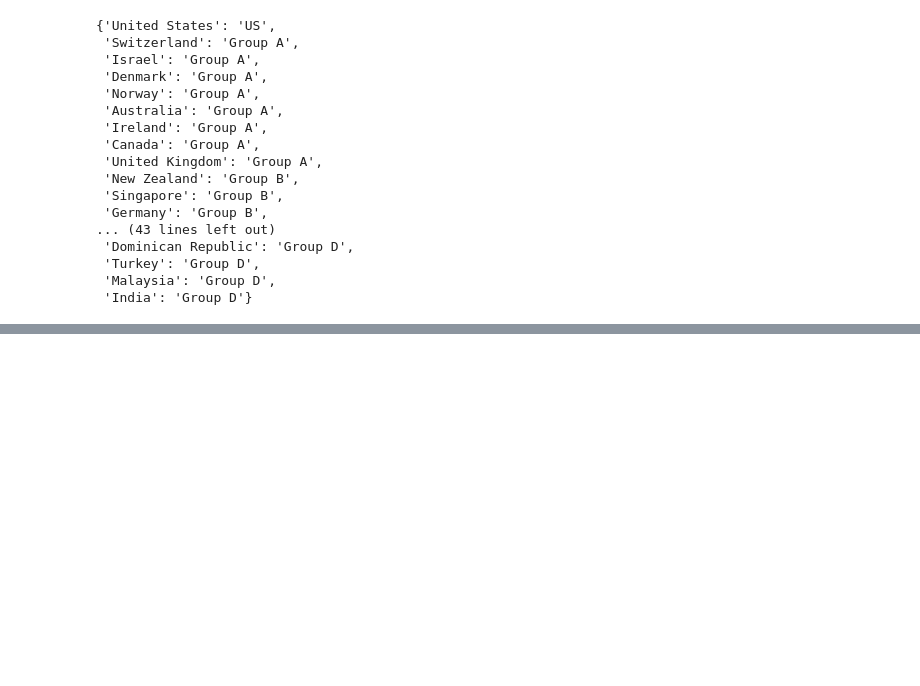
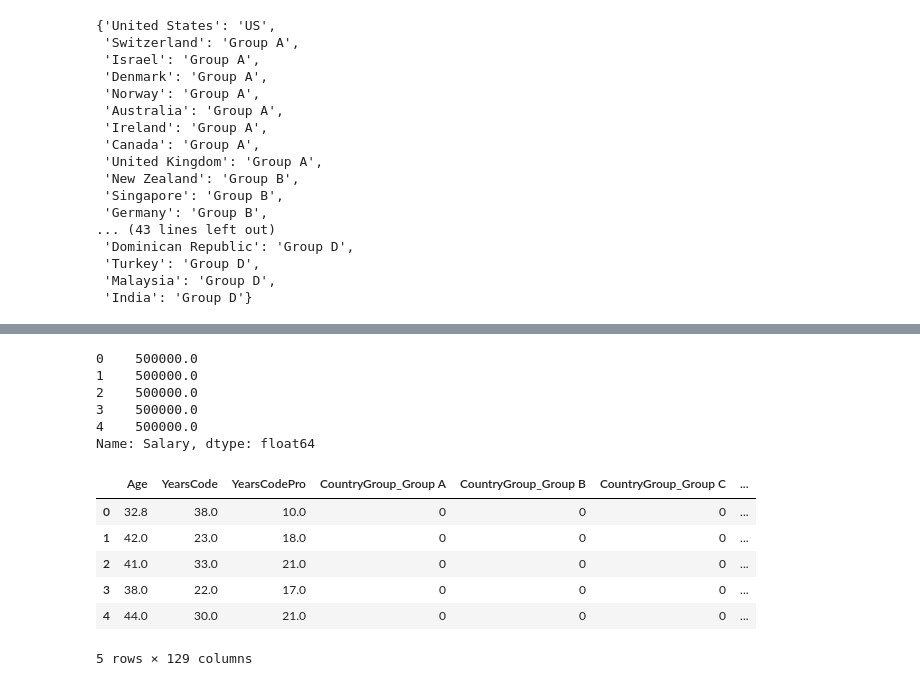
Before and after one commit to yuki678/stackoverflow, a Jupyter notebook: src/Comp_Estimate.ipynb, the cells around one changed output, grey strips where cells are left out. Cells and saved outputs as stored; diff of their text form; code cells hidden in the pictures; blank space fills up the shorter version.

```diff
--- a/src/Comp_Estimate.ipynb
+++ b/src/Comp_Estimate.ipynb
@@ -83 +156,43 @@ df_cleaned = clean_data(df_result)
+# %%
+y.head()
+# %% [output]
+0    500000.0
+1    500000.0
+2    500000.0
+3    500000.0
+4    500000.0
+Name: Salary, dtype: float64
+# %%
+def onehot_encode(df, columns):
+    """Returns a DataFrame after onehot encoding on given columns"""
+    df_new = df.copy()
+    for column in columns:
+        # Split multiple labels into a list
+        df_new.fillna(value='', inplace=True)
+        df_new.loc[:, column] = df_new[column].str.split(pat=';')
+        # pd.get_dummies(X, columns=['DevType']) # this does not work as each value is a list
+        # X.drop('DevType', 1).join(X.DevType.str.join('|').str.get_dummies()) # cannot add prefix
+        mask = df_new[column].notnull()
+        prefix_string = column[0:2]
+        df_new = df_new.drop(column, 1).join(
+            pd.get_dummies(
+                pd.DataFrame(df_new.loc[mask, column].tolist()).stack(), prefix=column
+            ).astype(int).sum(level=0)
+        )
+    return df_new
+# %%
+# Drop Country and One-hot encode
+X = pd.get_dummies(X, columns=['CountryGroup']).drop(columns=['Country'])
+column_list = ['DevType', 'LanguageWorkedWith', 'DatabaseWorkedWith', 'PlatformWorkedWith', 'WebFrameWorkedWith', 'MiscTechWorkedWith']
+X = onehot_encode(X, column_list)
+
+X.head()
+# %% [output]
+|  | Age | YearsCode | YearsCodePro | CountryGroup_Group A | CountryGroup_Group B | CountryGroup_Group C | ... |
+| 0 | 32.8 | 38.0 | 10.0 | 0 | 0 | 0 | ... |
+| 1 | 42.0 | 23.0 | 18.0 | 0 | 0 | 0 | ... |
+| 2 | 41.0 | 33.0 | 21.0 | 0 | 0 | 0 | ... |
+| 3 | 38.0 | 22.0 | 17.0 | 0 | 0 | 0 | ... |
+| 4 | 44.0 | 30.0 | 21.0 | 0 | 0 | 0 | ... |
+5 rows × 129 columns
 # %%
```
Also changed, not shown: parts of 18 cells of this notebook.
